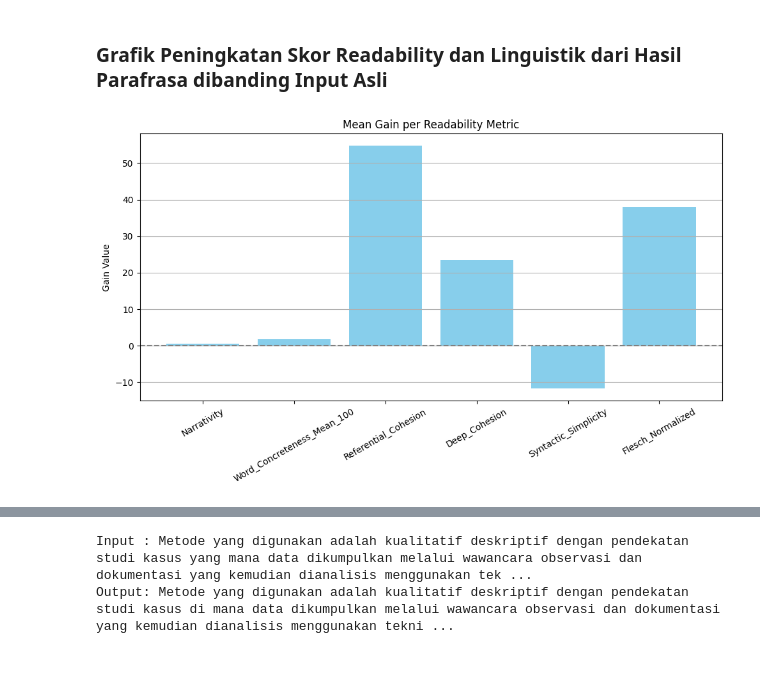
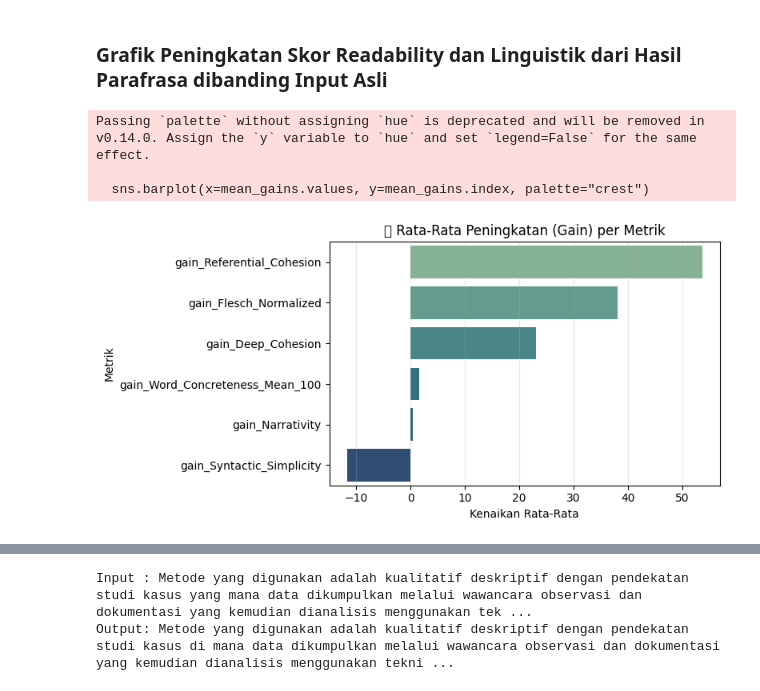
Before and after one commit to ProfDARA/inkspire_final, a Jupyter notebook: TERA_Model_Transform.ipynb, the cells around one changed output, grey strips where cells are left out. Drawn from its saved outputs; the diff is of its cells as text; code cells hidden in the pictures; blank space fills up the shorter version.

```diff
--- a/TERA_Model_Transform.ipynb
+++ b/TERA_Model_Transform.ipynb
@@ -1595,28 +1591,68 @@ df.head()
 # %% [markdown]
 ### Grafik Peningkatan Skor Readability dan Linguistik dari Hasil Parafrasa dibanding Input Asli
 # %%
+# -------------------- VISUALISASI STATISTIK --------------------
 import matplotlib.pyplot as plt
+import seaborn as sns
 
-mean_gains = {k.replace("gain_",""): round(float(v),2) for k,v in df.mean(numeric_only=True).to_dict().items() if k.startswith("gain_")
-}
+if os.path.exists("eval_readability_reranked.csv"):
+    df_eval = pd.read_csv("eval_readability_reranked.csv", encoding="utf-8-sig")
 
-plt.figure(figsize=(10,6))
-plt.bar(mean_gains.keys(), mean_gains.values(), color='skyblue')
-plt.axhline(0, color='gray', linestyle='--')
-plt.title("Mean Gain per Readability Metric")
-plt.ylabel("Gain Value")
-plt.xticks(rotation=30)
-plt.grid(axis='y')
-plt.tight_layout()
-plt.show()
+    # Hitung rata-rata gain per metrik
+    gain_cols = [c for c in df_eval.columns if c.startswith("gain_")]
+    mean_gains = df_eval[gain_cols].mean().sort_values(ascending=False)
 
-plt.figure(figsize=(6,4))
-plt.bar(hits.keys(), hits.values(), color='orange')
-plt.title("Flesch Hit Rate")
-plt.ylabel("Percentage (%)")
-plt.ylim(0, 100)
-plt.grid(axis='y')
-plt.tight_layout()
-plt.show()
+    plt.figure(figsize=(8,4))
+    sns.barplot(x=mean_gains.values, y=mean_gains.index, palette="crest")
+    plt.title("Rata-Rata Peningkatan (Gain) per Metrik", fontsize=12)
+    plt.xlabel("Kenaikan Rata-Rata")
+    plt.ylabel("Metrik")
+    plt.grid(axis='x', alpha=0.3)
+    plt.tight_layout()
+    plt.show()
+
+    # Distribusi skor Flesch sebelum & sesudah
+    if "old_Flesch_Normalized" in df_eval.columns and "new_Flesch_Normalized" in df_eval.columns:
+        plt.figure(figsize=(7,4))
+        sns.kdeplot(df_eval["old_Flesch_Normalized"], label="Sebelum", fill=True, color="#f77f00", alpha=0.4)
+        sns.kdeplot(df_eval["new_Flesch_Normalized"], label="Sesudah", fill=True, color="#2a9d8f", alpha=0.4)
+        plt.title("Distribusi Skor Flesch Normalized")
+        plt.xlabel("Nilai Flesch")
+        plt.legend()
+        plt.tight_layout()
+        plt.show()
+
+    # Scatter sebelum vs sesudah
+    plt.figure(figsize=(5,5))
+    sns.scatterplot(
+        x="old_Flesch_Normalized", y="new_Flesch_Normalized",
+        data=df_eval, alpha=0.6, s=25, color="#457b9d"
+    )
+    plt.plot([0,100],[0,100],'--',color='gray',lw=1)
+    plt.xlabel("Flesch Sebelum")
+    plt.ylabel("Flesch Sesudah")
+    plt.title("Perbandingan Flesch: Sebelum vs Sesudah")
+    plt.tight_layout()
+    plt.show()
+
+    # Proporsi kalimat yang mencapai target keterbacaan
+    if "new_Flesch_Normalized" in df_eval.columns:
+        bins = [0, 20, 40, 60, 80, 100]
+        labels = ["<20","20–40","40–60","60–80",">80"]
+        df_eval["bucket"] = pd.cut(df_eval["new_Flesch_Normalized"], bins=bins, labels=labels)
+        plt.figure(figsize=(6,4))
+        sns.countplot(x="bucket", data=df_eval, palette="viridis")
+        plt.title("Distribusi Kalimat Berdasarkan Keterbacaan Baru")
+        plt.xlabel("Rentang Skor Flesch")
+        plt.ylabel("Jumlah Kalimat")
+        plt.tight_layout()
+        plt.show()
+
+    print("\n[Visualisasi]  Grafik performa ditampilkan dengan sukses.")
+else:
+    print("[Visualisasi] File eval_readability_reranked.csv tidak ditemukan.")
 # %% [output]
+Passing `palette` without assigning `hue` is deprecated and will be removed in v0.14.0. Assign the `y` variable to `hue` and set `legend=False` for the same effect.
+
+  sns.barplot(x=mean_gains.values, y=mean_gains.index, palette="crest")
-[figure, old version]
+[figure, new version]
```
Also changed, not shown: parts of 27 cells of this notebook, 50 other files.
